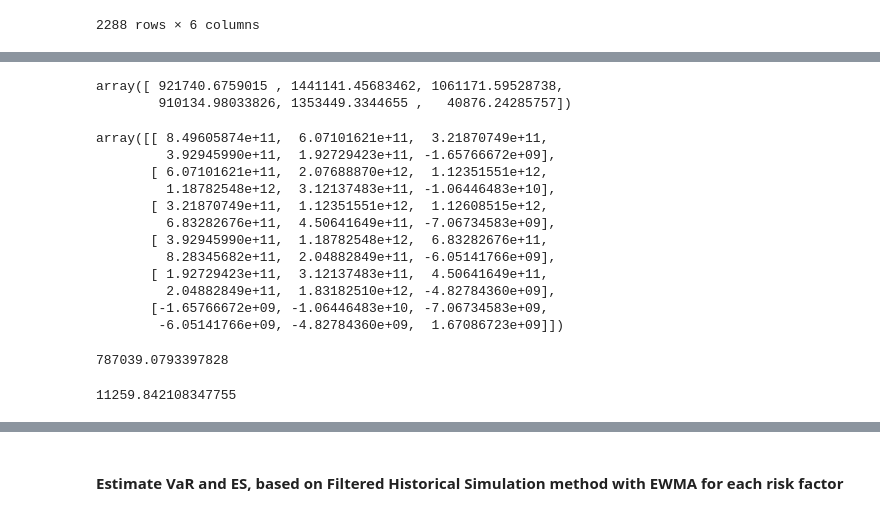
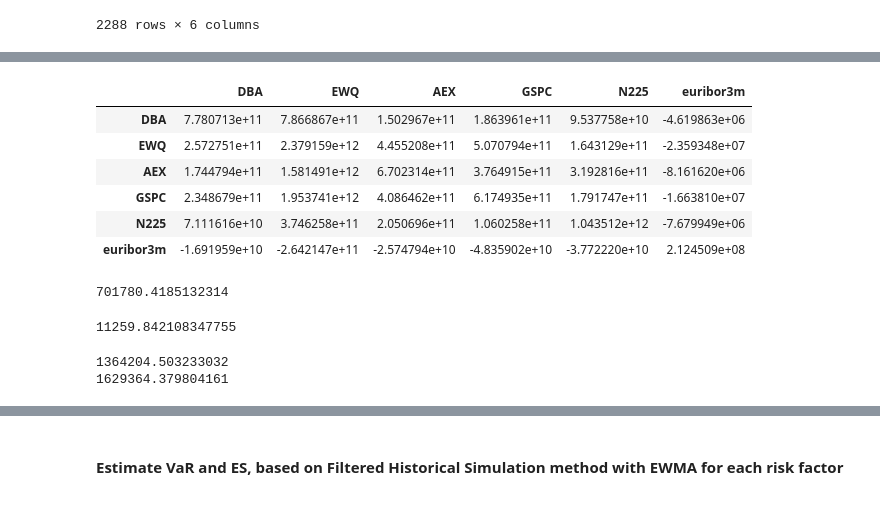
Before and after one commit to danielsteman/QFRM, a Jupyter notebook: QFRM_assignment1.ipynb, the cells around one changed output, grey strips where cells are left out. Drawn from its saved outputs; the diff is of its cells as text; code cells hidden in the pictures.

```diff
--- a/QFRM_assignment1.ipynb
+++ b/QFRM_assignment1.ipynb
@@ -315,22 +312,16 @@ split_date = dt.datetime(2012,1,1)
 # %%
+# Version 2
+
 from arch import arch_model
 
-# Create empty dict to store parameter values
-params_dict = {}
-
 # Create dataframe to store volatility forecasts
-variance_forecast = pd.DataFrame(index=returns.loc[split_date:end].index)
+conditional_volatility = pd.DataFrame()
 
 # Fit GARCH(1,1) for each instrument
 for instrument in returns.columns:
 
     garch11 = arch_model(returns[instrument], p=1, q=1, dist='Normal', vol='Garch')
-    res = garch11.fit(update_freq=10, last_obs=split_date)
-
-    forecasts = res.forecast(start=split_date, method='simulation')
-    forecasts.variance[split_date:].plot();
-
-    variance_forecast[instrument] = forecasts.variance[split_date:]
-    params_dict[instrument] = res.params
+    res = garch11.fit(update_freq=10)
+    conditional_volatility[instrument] = res.conditional_volatility
 # %% [output]
 Optimization terminated successfully.    (Exit mode 0)
@@ -466,5 +360,0 @@ array([[ 1.        ,  0.45703139,  0.32906913,  0.46840153,  0.15448889,
-# %%
-mean_volatility
-# %% [output]
-array([ 921740.6759015 , 1441141.45683462, 1061171.59528738,
-        910134.98033826, 1353449.3344655 ,   40876.24285757])
@@ -478,28 +361,33 @@ for i in range(len(cons_corr)):
-# %%
-ccc_covar
-# %% [output]
-array([[ 8.49605874e+11,  6.07101621e+11,  3.21870749e+11,
-         3.92945990e+11,  1.92729423e+11, -1.65766672e+09],
-       [ 6.07101621e+11,  2.07688870e+12,  1.12351551e+12,
-         1.18782548e+12,  3.12137483e+11, -1.06446483e+10],
-       [ 3.21870749e+11,  1.12351551e+12,  1.12608515e+12,
-         6.83282676e+11,  4.50641649e+11, -7.06734583e+09],
-       [ 3.92945990e+11,  1.18782548e+12,  6.83282676e+11,
-         8.28345682e+11,  2.04882849e+11, -6.05141766e+09],
-       [ 1.92729423e+11,  3.12137483e+11,  4.50641649e+11,
-         2.04882849e+11,  1.83182510e+12, -4.82784360e+09],
-       [-1.65766672e+09, -1.06446483e+10, -7.06734583e+09,
-        -6.05141766e+09, -4.82784360e+09,  1.67086723e+09]])
+# %%
+D = np.diag(conditional_volatility)
+C = returns.corr()
+M = D * C * D
+M
+# %% [output]
+|  | DBA | EWQ | AEX | GSPC | N225 | euribor3m |
+| DBA | 7.780713e+11 | 7.866867e+11 | 1.502967e+11 | 1.863961e+11 | 9.537758e+10 | -4.619863e+06 |
+| EWQ | 2.572751e+11 | 2.379159e+12 | 4.455208e+11 | 5.070794e+11 | 1.643129e+11 | -2.359348e+07 |
+| AEX | 1.744794e+11 | 1.581491e+12 | 6.702314e+11 | 3.764915e+11 | 3.192816e+11 | -8.161620e+06 |
+| GSPC | 2.348679e+11 | 1.953741e+12 | 4.086462e+11 | 6.174935e+11 | 1.791747e+11 | -1.663810e+07 |
+| N225 | 7.111616e+10 | 3.746258e+11 | 2.050696e+11 | 1.060258e+11 | 1.043512e+12 | -7.679949e+06 |
+| euribor3m | -1.691959e+10 | -2.642147e+11 | -2.574794e+10 | -4.835902e+10 | -3.772220e+10 | 2.124509e+08 |
 # %%
-ccc_std_euro = np.sqrt(weights.T.dot(ccc_covar).dot(weights))
+ccc_std_euro = np.sqrt(weights.T.dot(M).dot(weights))
+ccc_std_euro
+# %% [output]
+701780.4185132314
-# %%
-ccc_std_euro
-# %% [output]
-787039.0793397828
 # %%
-avg_returns = returns.mean()
-pf_mean_euro = sum(avg_returns*weights)
+ccc_mean_euro = sum(returns.mean() * weights)
+ccc_mean_euro
+# %% [output]
+11259.842108347755
-# %%
-pf_mean_euro
-# %% [output]
-11259.842108347755
+# %%
+# calculate the VaR
+var_975_1d = norm.ppf(confidence_levels[0]) * ccc_std_euro - ccc_mean_euro
+es_975_1d = alphas[0]**-1 * norm.pdf(norm.ppf(alphas[0])) * ccc_std_euro - ccc_mean_euro
+
+print (var_975_1d)
+print (es_975_1d)
+# %% [output]
+1364204.503233032
+1629364.379804161
```
Also changed, not shown: parts of 10 cells of this notebook.
